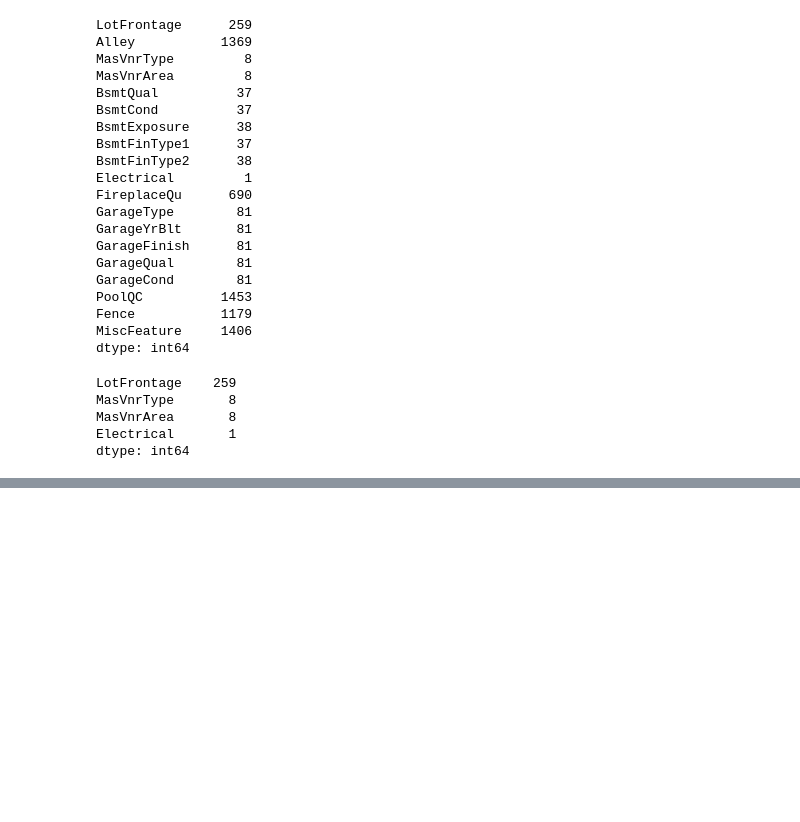
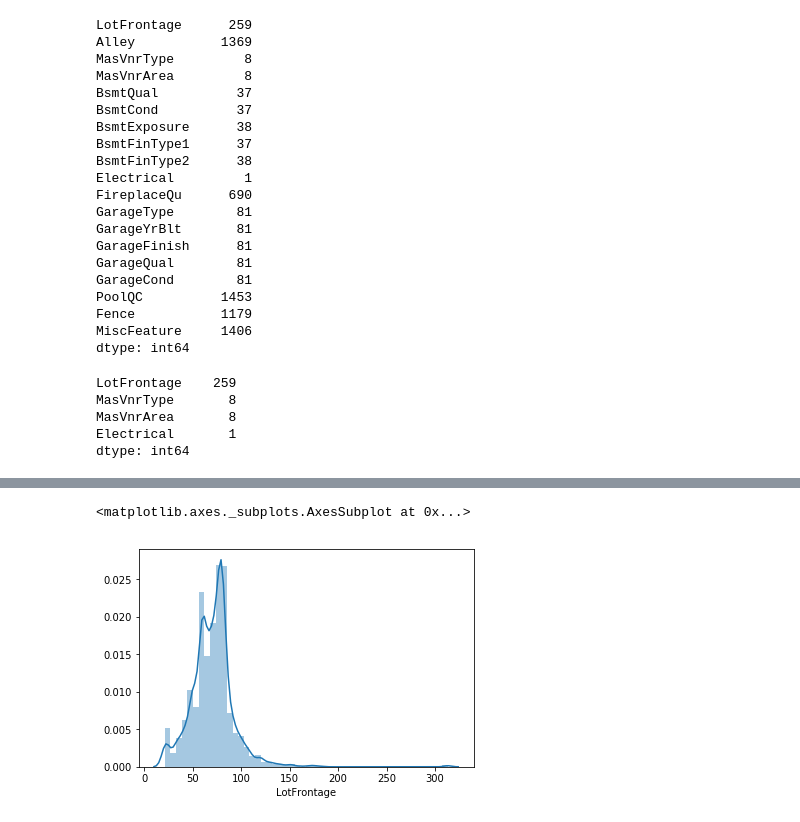
Before and after one commit to JJeroenjeroen/Kaggle-House-Prices, a Jupyter notebook: Code/House Prices .ipynb, the cells around one changed output, grey strips where cells are left out. Saved outputs shown, nothing was run; the diff lists cells and outputs as text; code cells hidden in the pictures; blank space fills up the shorter version.

```diff
--- a/Code/House Prices .ipynb
+++ b/Code/House Prices .ipynb
@@ -126,0 +135,27 @@ dtype: int64
+# %%
+#replace LotFrontage NA's with mean depending on MSSubClass and MSZoning
+Grouped_LotFrontages = houses.groupby(['MSSubClass', 'MSZoning']).mean()
+Grouped_LotFrontages = pd.DataFrame(Grouped_LotFrontages.iloc[:, 1])
+Grouped_LotFrontages['index1'] = Grouped_LotFrontages.index
+Grouped_LotFrontages.index = range(0, len(Grouped_LotFrontages))
+Grouped_LotFrontages['MSSubClass'] = Grouped_LotFrontages['index1'].str[0]
+Grouped_LotFrontages['MSZoning'] = Grouped_LotFrontages['index1'].str[1]
+Grouped_LotFrontages = Grouped_LotFrontages.drop(columns = "index1")
+# %%
+#Split the dataframe into a part with NA's and without
+LotsFrontage_noNA = (houses["LotFrontage"]).isna()
+LotsFrontage_NA = houses[LotsFrontage_noNA == True]
+LotsFrontage_noNA = houses[LotsFrontage_noNA == False]
+# %%
+# Add the grouped values to the dataframe with NA's and fill NA's
+Grouped_LotFrontages = Grouped_LotFrontages.rename(columns={'LotFrontage':'New_LotFrontage'})
+LotsFrontage_NA = LotsFrontage_NA.merge(Grouped_LotFrontages, on=['MSZoning', 'MSSubClass'], how='left')
+LotsFrontage_NA["LotFrontage"] = LotsFrontage_NA["New_LotFrontage"]
+LotsFrontage_NA = LotsFrontage_NA.drop(columns = "New_LotFrontage")
+# %%
+#combine the 2 dataframes back together again
+houses = pd.concat([LotsFrontage_NA, LotsFrontage_noNA])
+sns.distplot(houses["LotFrontage"])
+# %% [output]
+<matplotlib.axes._subplots.AxesSubplot at 0x...>
+[figure, added]
```
Also changed, not shown: parts of 2 cells of this notebook.
